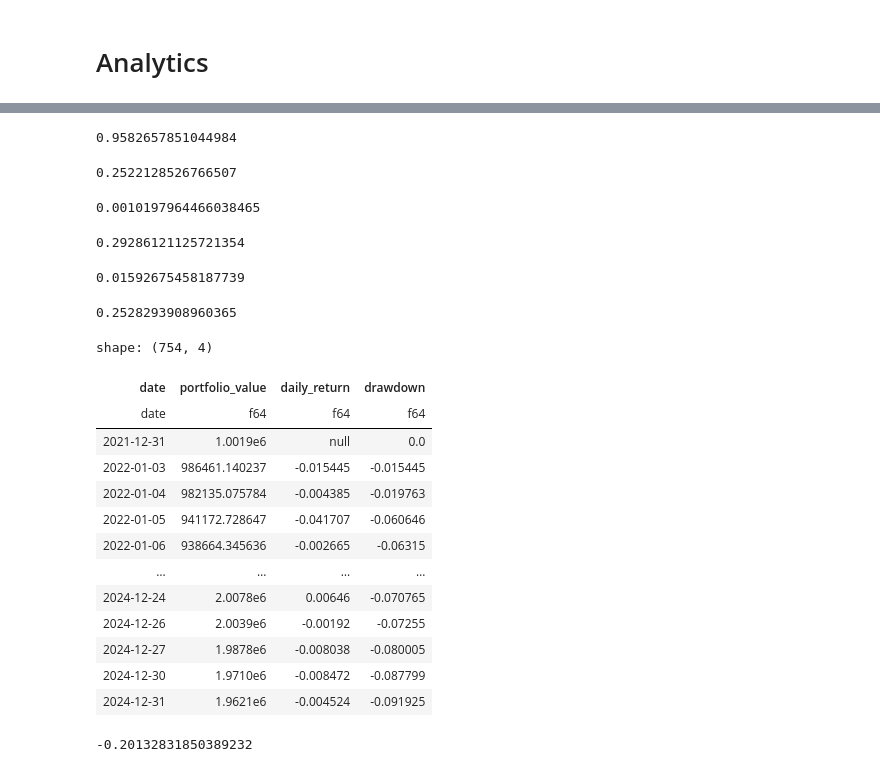
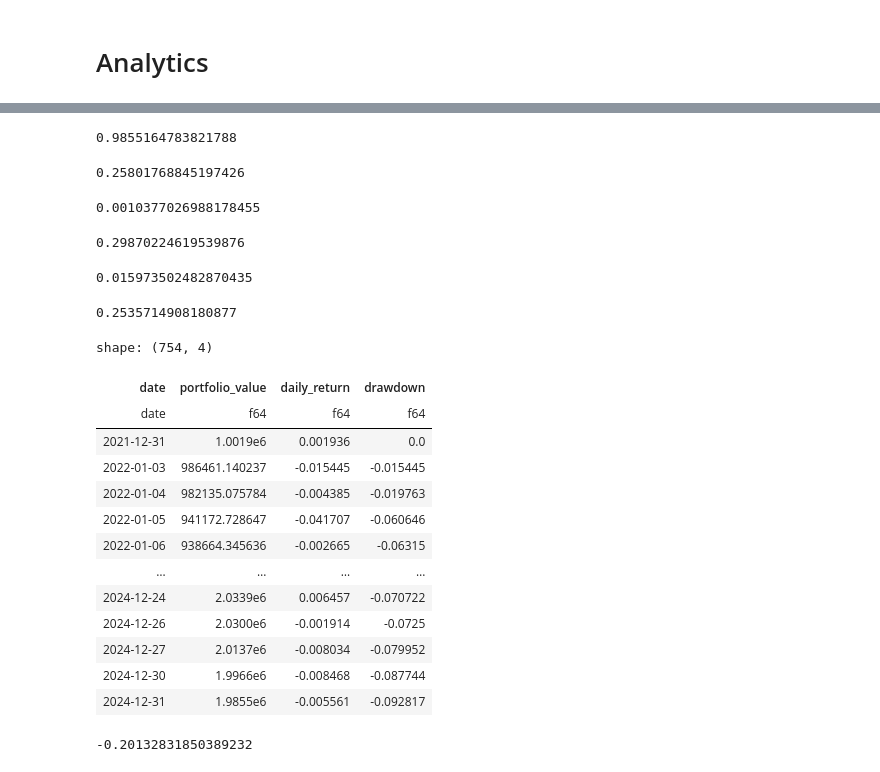
Before and after one commit to Luuuuuuuucas/polars-investment-strategy, a Jupyter notebook: notebooks/test_notebook.ipynb, the cells around one changed output, grey strips where cells are left out. Saved outputs shown, nothing was run; the diff lists cells and outputs as text; code cells hidden in the pictures.

```diff
--- a/notebooks/test_notebook.ipynb
+++ b/notebooks/test_notebook.ipynb
@@ -320,7 +360,9 @@ shape: (379_262, 3)
 | 2024-12-31 | "ZBRA" | 386.220001 |
 | 2024-12-31 | "ZTS" | 158.312546 |
 # %%
-next_date_matched_rebalance_level_table = get_next_date_matched_rebalance_level_table(rebalance_summary["rebalance_level_table"])
+next_date_matched_rebalance_level_table = get_next_date_matched_rebalance_level_table(
+    rebalance_level_table=rebalance_summary["rebalance_level_table"]
+)
 next_date_matched_rebalance_level_table
 # %% [output]
 shape: (19, 4)
@@ -340,5 +382,9 @@ shape: (19, 4)
 # %%
-daily_position_value_table = get_daily_position_value_table(rebalance_period_close_prices, next_date_matched_rebalance_level_table, rebalance_summary["position_level_table"])
+daily_position_value_table = get_daily_position_value_table(
+    backtest_period_close_prices=rebalance_period_close_prices,
+    next_date_matched_rebalance_level_table=next_date_matched_rebalance_level_table,
+    position_level_table=rebalance_summary["position_level_table"],
+)
 daily_position_value_table
 # %% [output]
 shape: (7_540, 6)
@@ -358,5 +404,9 @@ shape: (7_540, 6)
 # %%
-daily_portfolio_table = get_daily_portfolio_table(next_date_matched_rebalance_level_table, daily_position_value_table)
+daily_portfolio_table = get_daily_portfolio_table(
+    next_date_matched_rebalance_level_table=next_date_matched_rebalance_level_table,
+    daily_position_value_table=daily_position_value_table,
+    initial_capital=INITIAL_CAPITAL
+)
 daily_portfolio_table
 # %% [output]
 shape: (754, 5)
@@ -376,7 +426,9 @@ shape: (754, 5)
 # %% [markdown]
 # Analytics
 # %%
-daily_portfolio_value_return_df = prepare_daily_portfolio_value_return_df(daily_portfolio_table)
+daily_portfolio_value_return_df = prepare_daily_portfolio_value_return_df(
+    daily_portfolio_table=daily_portfolio_table
+)
 daily_portfolio_value_return_df
 # %% [output]
 shape: (754, 3)
@@ -396,49 +448,65 @@ shape: (754, 3)
 # %%
-total_return = calculate_total_return(daily_portfolio_value_return_df)
+total_return = calculate_total_return(
+    daily_portfolio_value_return_df=daily_portfolio_value_return_df,
+    initial_capital=INITIAL_CAPITAL
+)
 total_return
 # %% [output]
-0.9582657851044984
+0.9855164783821788
 # %%
-annualized_return_CAGR = calculate_annualized_return_CAGR(daily_portfolio_value_return_df)
-annualized_return_CAGR
+annualized_return_cagr = calculate_annualized_return_cagr(
+    daily_portfolio_value_return_df=daily_portfolio_value_return_df,
+    initial_capital=INITIAL_CAPITAL
+)
+annualized_return_cagr
 # %% [output]
-0.2522128526766507
+0.25801768845197426
 # %%
-mean_daily_return = calculate_mean_daily_return(daily_portfolio_value_return_df)
+mean_daily_return = calculate_mean_daily_return(
+    daily_portfolio_value_return_df=daily_portfolio_value_return_df
+)
 mean_daily_return
 # %% [output]
-0.0010197964466038465
+0.0010377026988178455
 # %%
-annualized_mean_daily_return = calculate_annualized_mean_return(daily_portfolio_value_return_df)
+annualized_mean_daily_return = calculate_annualized_mean_return(
+    daily_portfolio_value_return_df=daily_portfolio_value_return_df
+)
 annualized_mean_daily_return
 # %% [output]
-0.29286121125721354
+0.29870224619539876
 # %%
-mean_daily_std = calculate_daily_return_std(daily_portfolio_value_return_df)
+mean_daily_std = calculate_daily_return_std(
+    daily_portfolio_value_return_df=daily_portfolio_value_return_df
+)
 mean_daily_std
 # %% [output]
-0.01592675458187739
+0.015973502482870435
 # %%
-annualized_volatility = calculate_annualized_volatility(daily_portfolio_value_return_df)
+annualized_volatility = calculate_annualized_volatility(
+    daily_portfolio_value_return_df=daily_portfolio_value_return_df
+)
 annualized_volatility
 # %% [output]
-0.2528293908960365
+0.2535714908180877
 # %%
-drawdown = calculate_drawdown(daily_portfolio_value_return_df)
+drawdown = calculate_drawdown(
+    daily_portfolio_value_return_df=daily_portfolio_value_return_df
+)
 drawdown
 # %% [output]
 shape: (754, 4)
 | date | portfolio_value | daily_return | drawdown |
 | date | f64 | f64 | f64 |
-| 2021-12-31 | 1.0019e6 | null | 0.0 |
+| 2021-12-31 | 1.0019e6 | 0.001936 | 0.0 |
 | 2022-01-03 | 986461.140237 | -0.015445 | -0.015445 |
 | 2022-01-04 | 982135.075784 | -0.004385 | -0.019763 |
 | 2022-01-05 | 941172.728647 | -0.041707 | -0.060646 |
 | 2022-01-06 | 938664.345636 | -0.002665 | -0.06315 |
 | … | … | … | … |
-| 2024-12-24 | 2.0078e6 | 0.00646 | -0.070765 |
-| 2024-12-26 | 2.0039e6 | -0.00192 | -0.07255 |
-| 2024-12-27 | 1.9878e6 | -0.008038 | -0.080005 |
-| 2024-12-30 | 1.9710e6 | -0.008472 | -0.087799 |
-| 2024-12-31 | 1.9621e6 | -0.004524 | -0.091925 |
+| 2024-12-24 | 2.0339e6 | 0.006457 | -0.070722 |
+| 2024-12-26 | 2.0300e6 | -0.001914 | -0.0725 |
+| 2024-12-27 | 2.0137e6 | -0.008034 | -0.079952 |
+| 2024-12-30 | 1.9966e6 | -0.008468 | -0.087744 |
+| 2024-12-31 | 1.9855e6 | -0.005561 | -0.092817 |
 # %%
```
Also changed, not shown: parts of 24 cells of this notebook, 5 other files.
